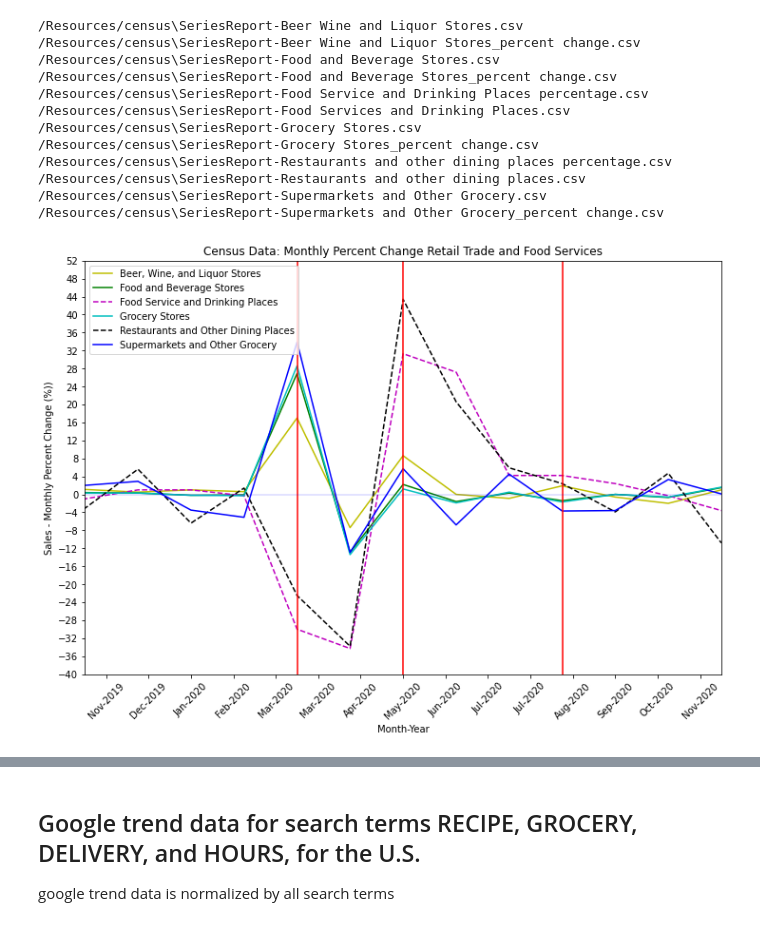
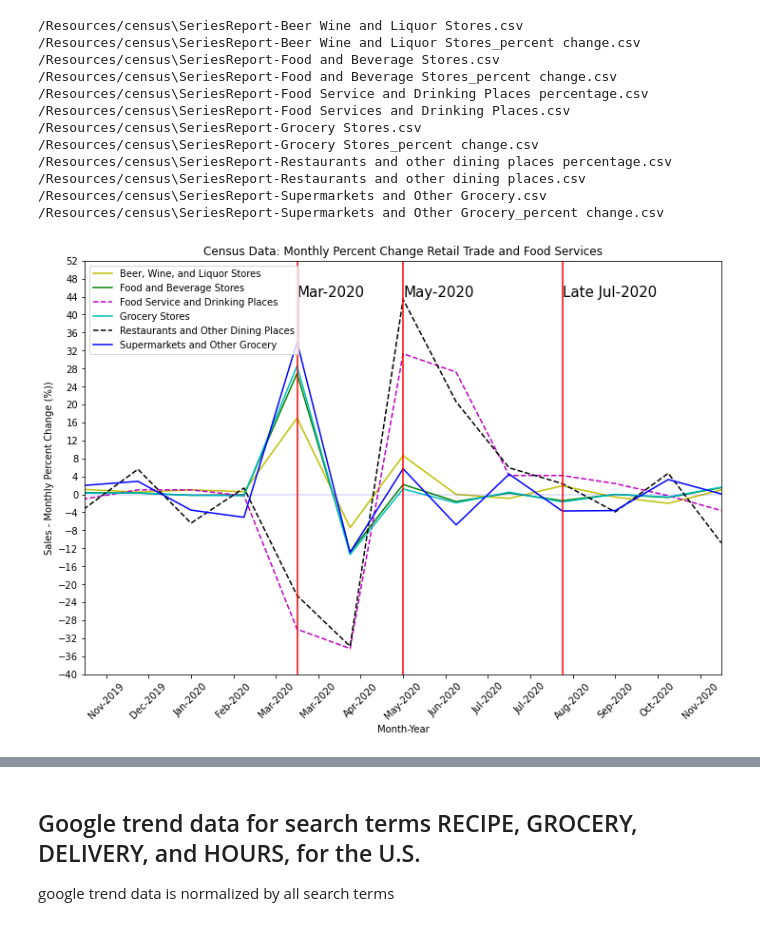
Before and after one commit to emmobley63/Project_1, a Jupyter notebook: notebook.ipynb, the cells around one changed output, grey strips where cells are left out. Saved outputs shown, nothing was run; the diff lists cells and outputs as text; code cells hidden in the pictures.

```diff
--- a/notebook.ipynb
+++ b/notebook.ipynb
@@ -311,37 +318,37 @@ plt.title("Census Data: Monthly Percent Change Retail Trade and Food Services")
 plt.ylabel("Sales - Monthly Percent Change (%))")
 
 # adjust figure size
 f.set_figwidth(12)
 f.set_figheight(8)
 
 # add vertical lines at critical points and secondary hospitalization increase (late July)
 ax.axvline('Mar-2020', color='red')
 ax.axvline('May-2020', color='red')
 ax.axvline('Aug-2020', color='red')
 
 # add horizontal line at zero as guide for eye
 ax.axhline(0, color='b',alpha=0.15)
 
 # annotate vertical line
-#plt.annotate('Mar-2020',('Mar-2020',44),fontsize=15,color="black")
-#plt.annotate('May-2020',('May-2020',44),fontsize=15,color="black")
-#plt.annotate('Late Jul-2020',('Aug-2020',44),fontsize=15,color="black")
+plt.annotate('Mar-2020',('Mar-2020',44),fontsize=15,color="black")
+plt.annotate('May-2020',('May-2020',44),fontsize=15,color="black")
+plt.annotate('Late Jul-2020',('Aug-2020',44),fontsize=15,color="black")
 
 # add legend
 plt.legend(loc="upper left")
 
 
 # adjust axes
 plt.xlim(['Nov-2019', 'Nov-2020'])
 plt.ylim([-40, 52])
 
 # save plt as .png
 plt.savefig("Resources/plot_pngs/census_percentage.png")
 
 # show plot in notebook
 plt.show()
 # %% [output]
-[figure, old version]
+[figure, new version]
 # %%
 # plot of total sales data
 
```
Also changed, not shown: parts of 4 cells of this notebook, 3 other files.
